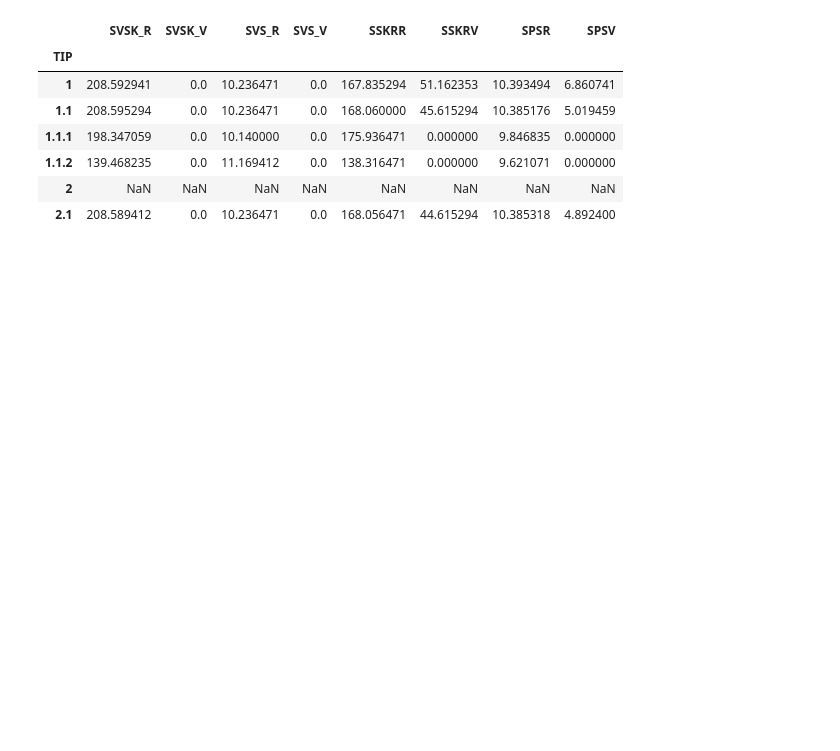
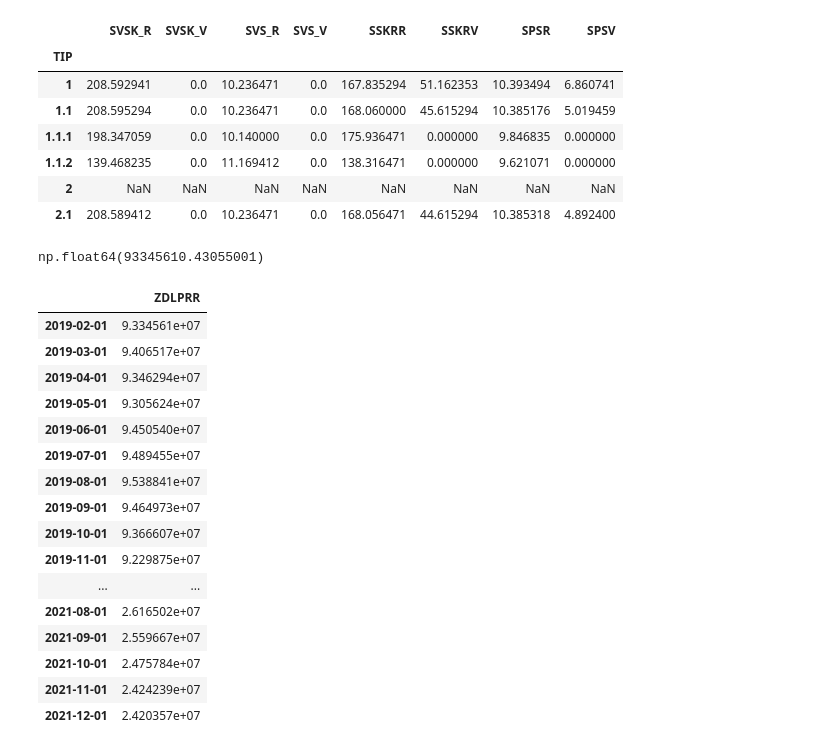
Before and after one commit to JarlPenguin/anomaly_analysis_2025, a Jupyter notebook: analysis.ipynb, the cells around one changed output. Saved outputs shown, nothing was run; the diff lists cells and outputs as text; code cells hidden in the pictures; blank space fills up the shorter version.

```diff
--- a/analysis.ipynb
+++ b/analysis.ipynb
@@ -45,3 +46,56 @@ mean_results
 | 1.1.2 | 139.468235 | 0.0 | 11.169412 | 0.0 | 138.316471 | 0.000000 | 9.621071 | 0.000000 |
 | 2 | NaN | NaN | NaN | NaN | NaN | NaN | NaN | NaN |
 | 2.1 | 208.589412 | 0.0 | 10.236471 | 0.0 | 168.056471 | 44.615294 | 10.385318 | 4.892400 |
+# %%
+# Вывести сумму просроченных ипотечных кредитов, предоставленных физическим лицам по всем регионам (в тыс. руб.)
+df[df["TIP"] == "2.1"]["ZDLPRR"].sum()
+# %% [output]
+np.float64(93345610.43055001)
+# %%
+df = pd.DataFrame(index=pd.date_range(start="20190201", end="20211201", freq="MS"))
+for year in np.arange(2019, 2022):
+    for month in np.arange(1, 13):
+        if year == 2019 and month == 1:
+            continue
+        if month < 10:
+            if month == 1:
+                month_file = "12"
+                year_file = str(year - 1)
+            else:
+                month_file = "0" + str(month - 1)
+                year_file = str(year)
+            month = "0" + str(month)
+        else:
+            if month == 10:
+                month_file = "0" + str(month - 1)
+            else:
+                month_file = str(month - 1)
+            month = str(month)
+            year_file = str(year)
+        url = "https://raw.githubusercontent.com/JarlPenguin/anomaly_analysis_2025/refs/heads/main/data/" + "PI_316" + year_file + month_file + ".csv"
+        df_data = pd.read_csv(url, low_memory=False)
+        df_data["REGN"] = pd.to_numeric(df_data["REGN"], errors="coerce")
+        df_data = df_data[df_data["REGN"] == 1481] # Сбербанк
+        df_data["ZDLPRR"] = pd.to_numeric(df_data["ZDLPRR"])
+        overdue_sum = df_data[df_data["TIP"] == "2.1"]["ZDLPRR"].sum()
+        date = str(year) + str(month) + "01"
+        df.at[date, "ZDLPRR"] = overdue_sum
+df
+# %% [output]
+|  | ZDLPRR |
+| 2019-02-01 | 9.334561e+07 |
+| 2019-03-01 | 9.406517e+07 |
+| 2019-04-01 | 9.346294e+07 |
+| 2019-05-01 | 9.305624e+07 |
+| 2019-06-01 | 9.450540e+07 |
+| 2019-07-01 | 9.489455e+07 |
+| 2019-08-01 | 9.538841e+07 |
+| 2019-09-01 | 9.464973e+07 |
+| 2019-10-01 | 9.366607e+07 |
+| 2019-11-01 | 9.229875e+07 |
+| ... | ... |
+| 2021-08-01 | 2.616502e+07 |
+| 2021-09-01 | 2.559667e+07 |
+| 2021-10-01 | 2.475784e+07 |
+| 2021-11-01 | 2.424239e+07 |
+| 2021-12-01 | 2.420357e+07 |
```
Also changed, not shown: parts of 2 cells of this notebook.
